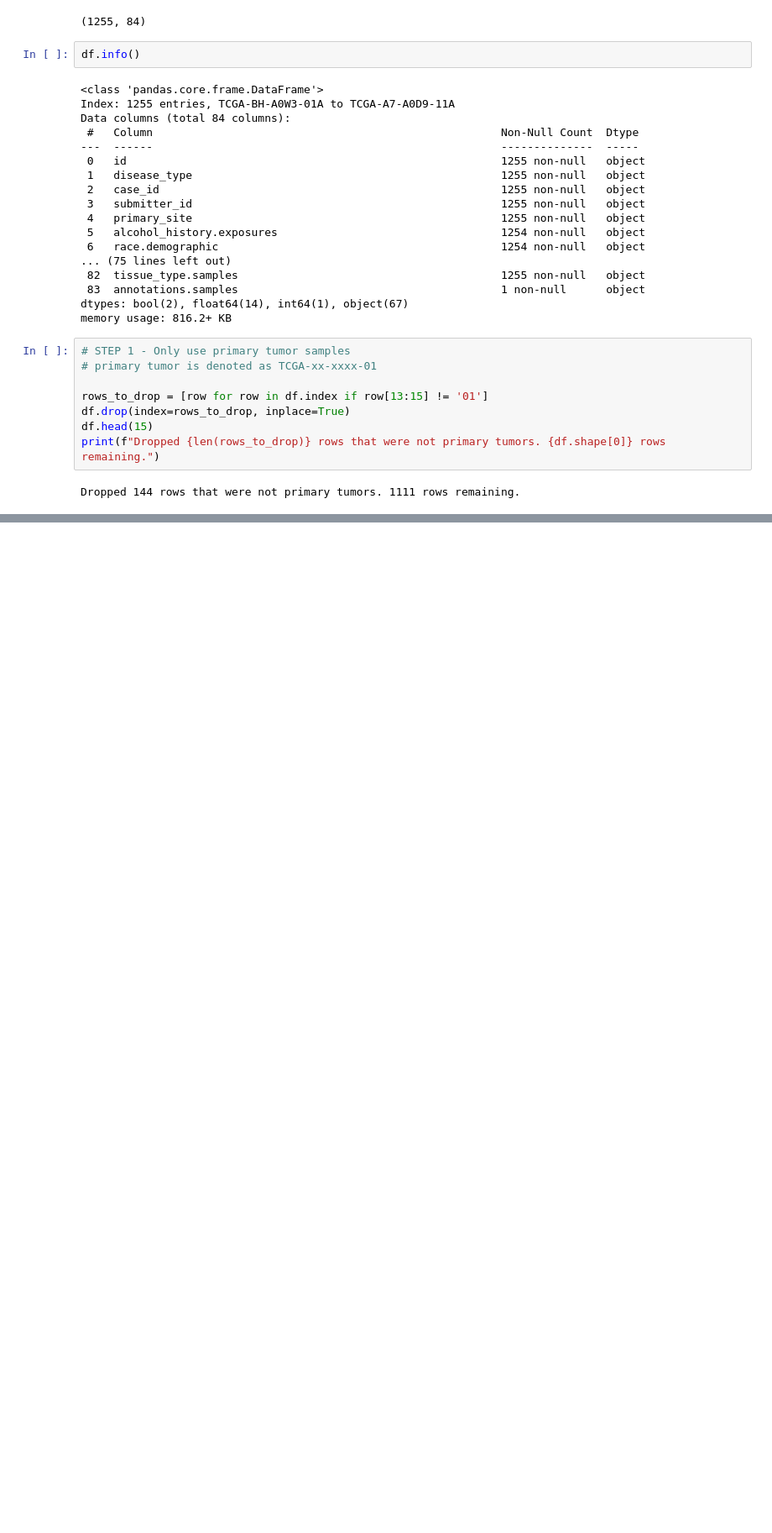
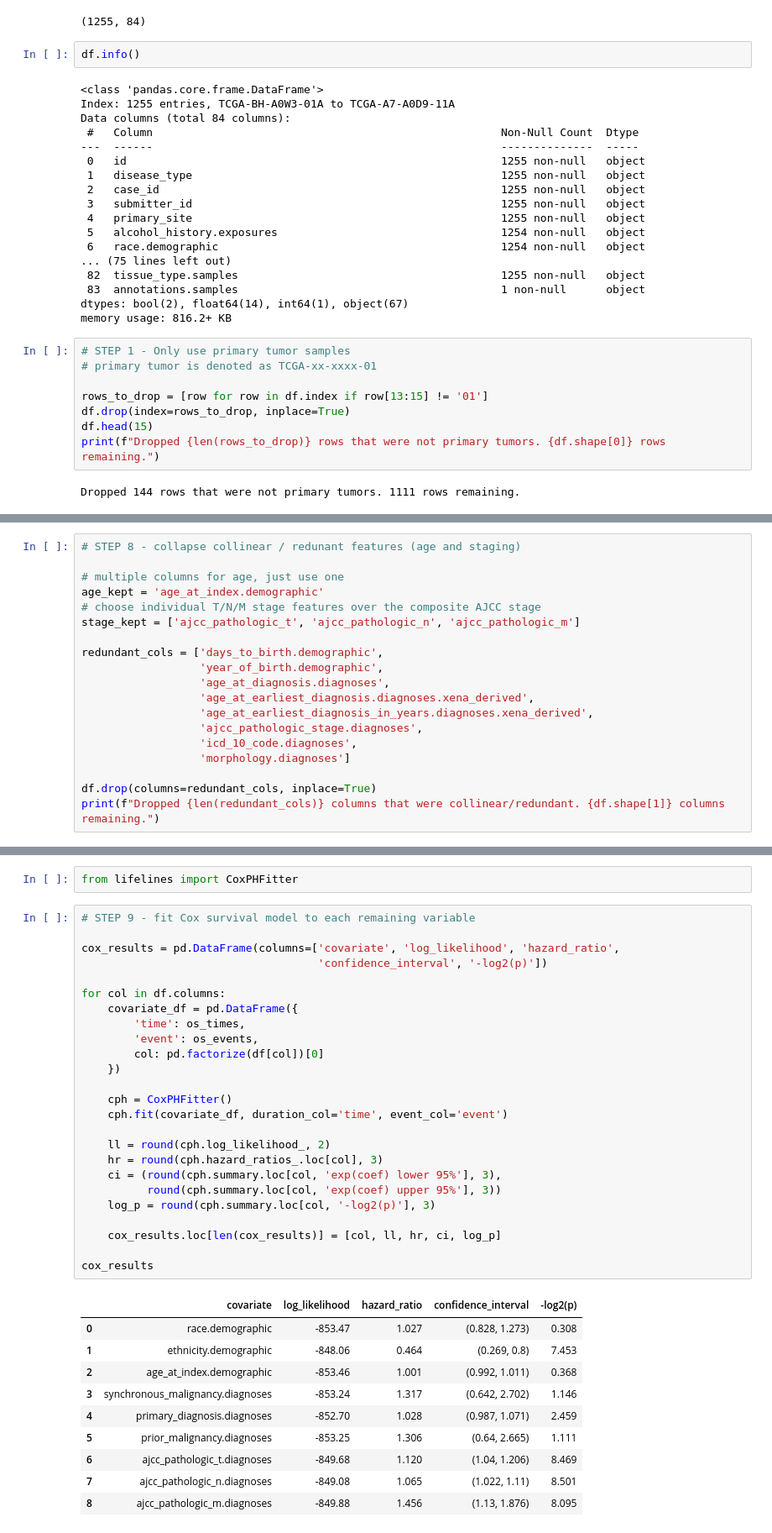
Before and after one commit to evanhackstadt/HyBINN, a Jupyter notebook: notebooks/preprocess_clinical_data.ipynb, the cells around one changed output, grey strips where cells are left out. Shown at 84% size. Cells and saved outputs as stored; diff of their text form; blank space fills up the shorter version.

Commit message:
preprocess clinical phenotype data

```diff
--- a/notebooks/preprocess_clinical_data.ipynb
+++ b/notebooks/preprocess_clinical_data.ipynb
@@ -112,0 +232,19 @@ Dropped 13 columns that had only one unique value. 47 columns remaining.
+# %%
+# STEP 8 - collapse collinear / redunant features (age and staging)
+
+# multiple columns for age, just use one
+age_kept = 'age_at_index.demographic'
+# choose individual T/N/M stage features over the composite AJCC stage
+stage_kept = ['ajcc_pathologic_t', 'ajcc_pathologic_n', 'ajcc_pathologic_m']
+
+redundant_cols = ['days_to_birth.demographic',
+                  'year_of_birth.demographic',
+                  'age_at_diagnosis.diagnoses',
+                  'age_at_earliest_diagnosis.diagnoses.xena_derived',
+                  'age_at_earliest_diagnosis_in_years.diagnoses.xena_derived',
+                  'ajcc_pathologic_stage.diagnoses',
+                  'icd_10_code.diagnoses',
+                  'morphology.diagnoses']
+
+df.drop(columns=redundant_cols, inplace=True)
+print(f"Dropped {len(redundant_cols)} columns that were collinear/redundant. {df.shape[1]} columns remaining.")
@@ -112,0 +263,38 @@ Dropped 13 columns that had only one unique value. 47 columns remaining.
+# %%
+from lifelines import CoxPHFitter
+# %%
+# STEP 9 - fit Cox survival model to each remaining variable
+
+cox_results = pd.DataFrame(columns=['covariate', 'log_likelihood', 'hazard_ratio',
+                                    'confidence_interval', '-log2(p)'])
+
+for col in df.columns:
+    covariate_df = pd.DataFrame({
+        'time': os_times,
+        'event': os_events,
+        col: pd.factorize(df[col])[0]
+    })
+
+    cph = CoxPHFitter()
+    cph.fit(covariate_df, duration_col='time', event_col='event')
+
+    ll = round(cph.log_likelihood_, 2)
+    hr = round(cph.hazard_ratios_.loc[col], 3)
+    ci = (round(cph.summary.loc[col, 'exp(coef) lower 95%'], 3),
+          round(cph.summary.loc[col, 'exp(coef) upper 95%'], 3))
+    log_p = round(cph.summary.loc[col, '-log2(p)'], 3)
+
+    cox_results.loc[len(cox_results)] = [col, ll, hr, ci, log_p]
+
+cox_results
+# %% [output]
+|  | covariate | log_likelihood | hazard_ratio | confidence_interval | -log2(p) |
+| 0 | race.demographic | -853.47 | 1.027 | (0.828, 1.273) | 0.308 |
+| 1 | ethnicity.demographic | -848.06 | 0.464 | (0.269, 0.8) | 7.453 |
+| 2 | age_at_index.demographic | -853.46 | 1.001 | (0.992, 1.011) | 0.368 |
+| 3 | synchronous_malignancy.diagnoses | -853.24 | 1.317 | (0.642, 2.702) | 1.146 |
+| 4 | primary_diagnosis.diagnoses | -852.70 | 1.028 | (0.987, 1.071) | 2.459 |
+| 5 | prior_malignancy.diagnoses | -853.25 | 1.306 | (0.64, 2.665) | 1.111 |
+| 6 | ajcc_pathologic_t.diagnoses | -849.68 | 1.120 | (1.04, 1.206) | 8.469 |
+| 7 | ajcc_pathologic_n.diagnoses | -849.08 | 1.065 | (1.022, 1.11) | 8.501 |
+| 8 | ajcc_pathologic_m.diagnoses | -849.88 | 1.456 | (1.13, 1.876) | 8.095 |
```
Also changed, not shown: parts of 29 cells of this notebook.
